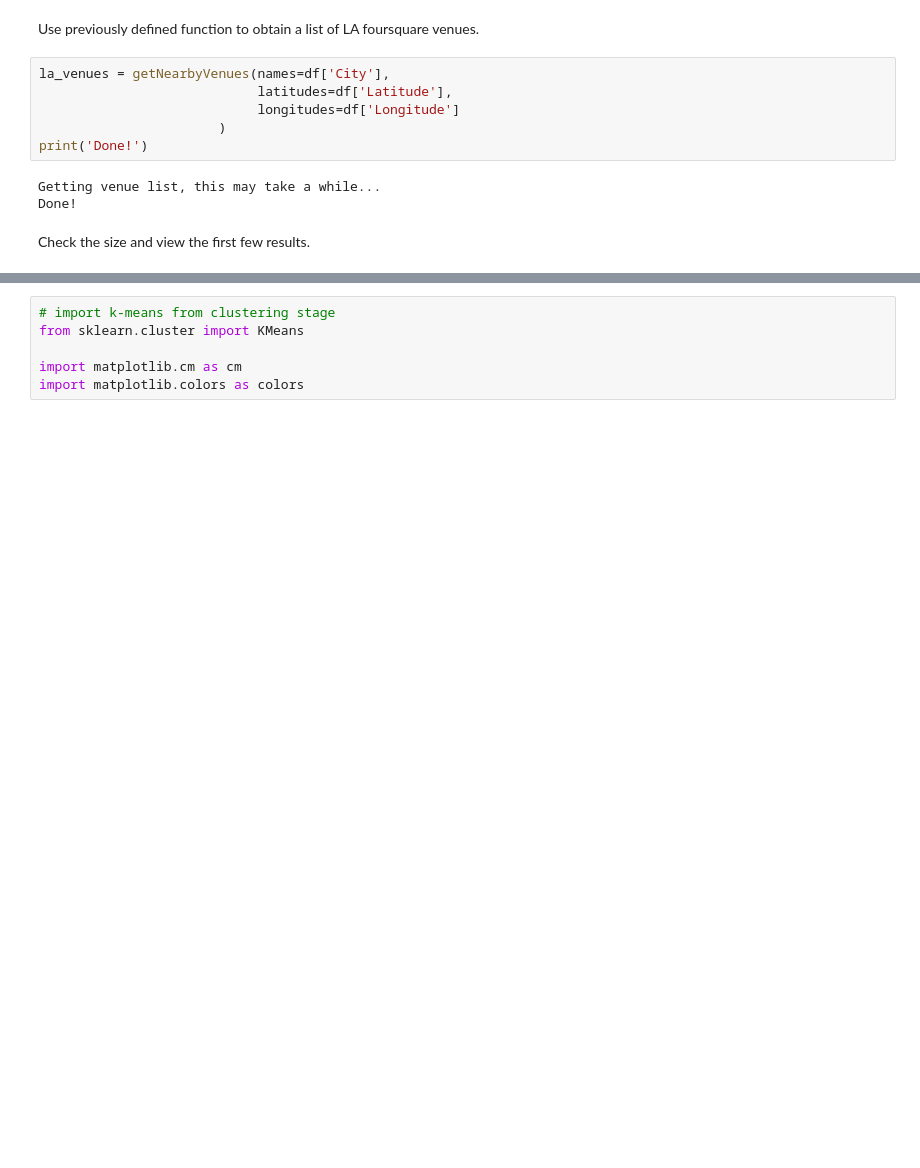
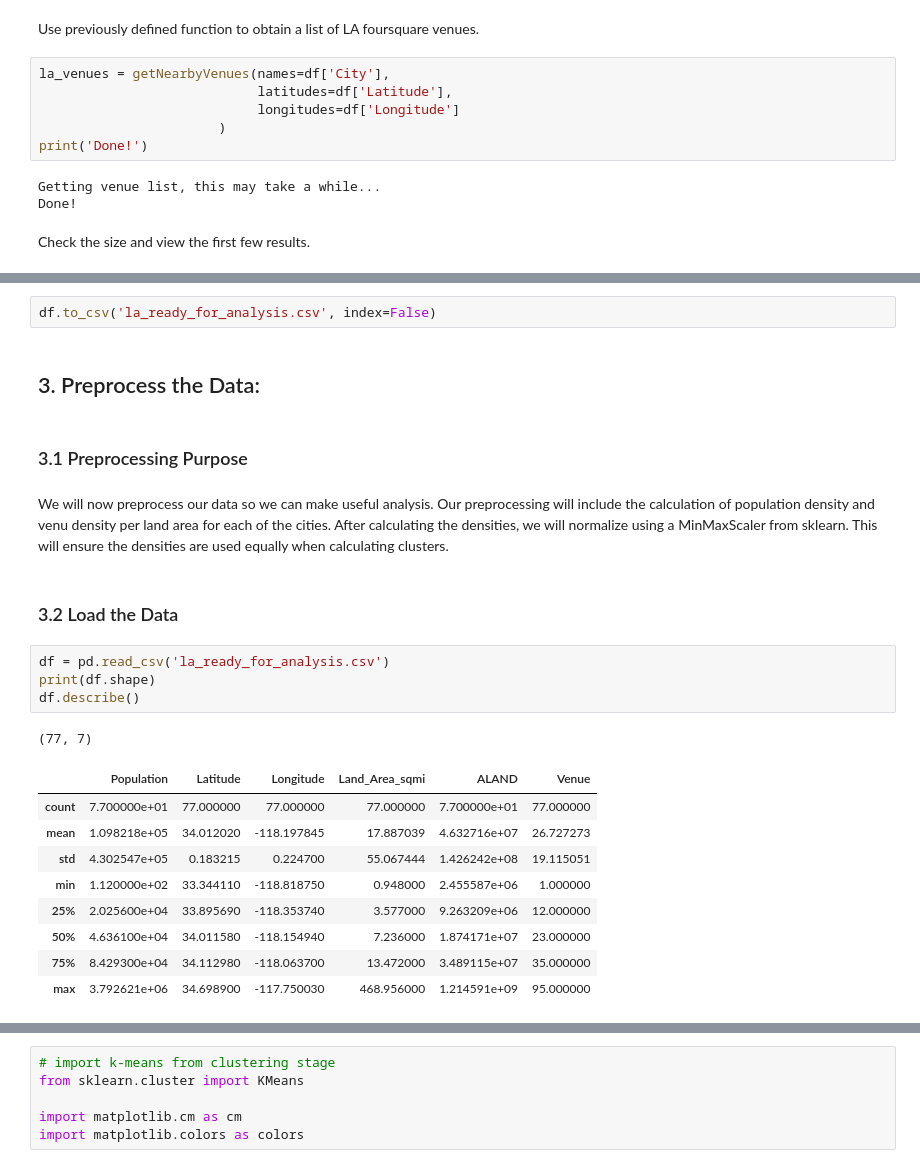
Before and after one commit to samuelchodur/Coursera_Capstone, a Jupyter notebook: Neighborhood_Battle.ipynb, the cells around one changed output, grey strips where cells are left out. Saved outputs shown, nothing was run; the diff lists cells and outputs as text; blank space fills up the shorter version.

```diff
--- a/Neighborhood_Battle.ipynb
+++ b/Neighborhood_Battle.ipynb
@@ -408,0 +359,25 @@ Wow, they sure do like coffee in Toronto!
+# %%
+df.to_csv('la_ready_for_analysis.csv', index=False)
+# %% [markdown]
+## 3. Preprocess the Data:
+# %% [markdown]
+### 3.1 Preprocessing Purpose
+# %% [markdown]
+We will now preprocess our data so we can make useful analysis. Our preprocessing will include the calculation of population density and venu density per land area for each of the cities. After calculating the densities, we will normalize using a MinMaxScaler from sklearn. This will ensure the densities are used equally when calculating clusters.
+# %% [markdown]
+### 3.2 Load the Data
+# %%
+df = pd.read_csv('la_ready_for_analysis.csv')
+print(df.shape)
+df.describe()
+# %% [output]
+(77, 7)
+|  | Population | Latitude | Longitude | Land_Area_sqmi | ALAND | Venue |
+| count | 7.700000e+01 | 77.000000 | 77.000000 | 77.000000 | 7.700000e+01 | 77.000000 |
+| mean | 1.098218e+05 | 34.012020 | -118.197845 | 17.887039 | 4.632716e+07 | 26.727273 |
+| std | 4.302547e+05 | 0.183215 | 0.224700 | 55.067444 | 1.426242e+08 | 19.115051 |
+| min | 1.120000e+02 | 33.344110 | -118.818750 | 0.948000 | 2.455587e+06 | 1.000000 |
+| 25% | 2.025600e+04 | 33.895690 | -118.353740 | 3.577000 | 9.263209e+06 | 12.000000 |
+| 50% | 4.636100e+04 | 34.011580 | -118.154940 | 7.236000 | 1.874171e+07 | 23.000000 |
+| 75% | 8.429300e+04 | 34.112980 | -118.063700 | 13.472000 | 3.489115e+07 | 35.000000 |
+| max | 3.792621e+06 | 34.698900 | -117.750030 | 468.956000 | 1.214591e+09 | 95.000000 |
```
Also changed, not shown: parts of 80 cells of this notebook.
